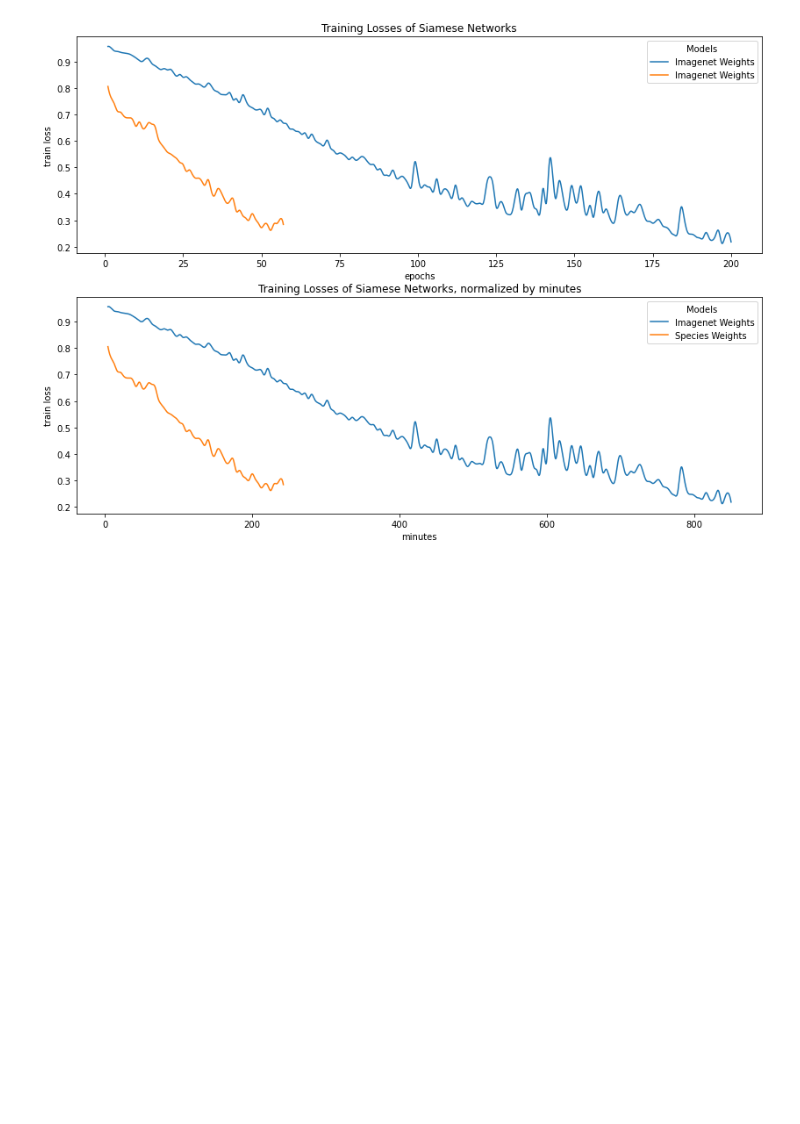
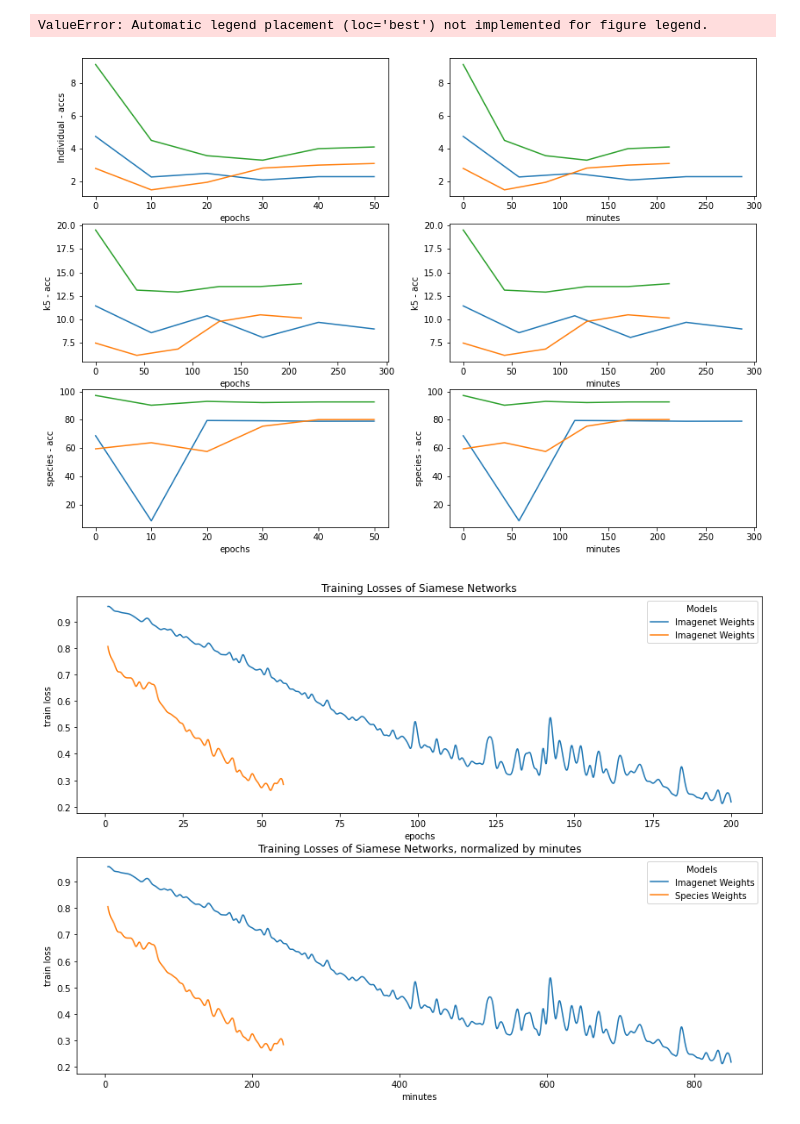
Before and after one commit to louiskhub/happywhale, a Jupyter notebook: visualizations/siamese_visualization.ipynb, the cells around one changed output. Drawn from its saved outputs; the diff is of its cells as text; code cells hidden in the pictures; blank space fills up the shorter version.

```diff
--- a/visualizations/siamese_visualization.ipynb
+++ b/visualizations/siamese_visualization.ipynb
@@ -17,7 +17,7 @@ import matplotlib.pyplot as plt
 import tensorboard as tb
 from scipy.interpolate import interp1d
 
-experiment_id = "62C2yxkyTeO9TlQIzoacwg"
+experiment_id =  "Kw5MjM86SbawD9jbd6lsPw"
 experiment = tb.data.experimental.ExperimentFromDev(experiment_id)
 df = experiment.get_scalars()
 
@@ -65,6 +65,77 @@ def smooth(y,cut_off_vals):
   x = np.linspace(x.min(), x.max(), 10*len(x))
   y =cubic_interploation_model(x)
   return x,y
+# %%
+#@title Accuracies Losses of Siamese Networks
+
+fig, ax = plt.subplots(3,2,figsize=(14, 10))
+cut_off_vals = 200
+
+
+inception_time = (60+25)/20
+resnetv2_time = (60+55)/20
+
+
+control = {0:(4.74,11.444,68.72),10:(2.28,8.60,8.6),20:(2.5,10.4,79.5),30:(2.1,8.1,79.3),40:(2.3,9.7,78.95),50:(2.3,9,79)}
+imagenet = {0:(2.8,7.5,59.48),10:(1.5,6.2,63.8),20:(1.96,6.87,57.58),30:(2.82,9.79,75.48),40:(3,10.5,80.1),50:(3.1,10.16,80.17)}
+species = {0:(9.1,19.5,97.2),10:(4.5,13.12,90.3),20:(3.57,12.91,93),30:(3.3,13.5,92.17),40:(4,13.5,92.6),50:(4.1,13.8,92.62)}
+
+def acc_epochs(ax,j,time=0):
+    for model in df["run"].unique():
+      x = np.arange(0,51,10).astype(float)
+      if "contr" in model:
+        label = "Control Model"
+        dic = control
+        y = [dic[i][j] for i in x]
+        factor=resnetv2_time
+      elif "image" in model:
+        label = 'Imagenet Weights'
+        dic = imagenet
+        y = [dic[i][j] for i in x]
+        factor=inception_time
+      else:
+        'Species Weights'
+        dic = species
+        y = [dic[i][j] for i in x]
+        factor=inception_time
+
+      if time:
+        x*=factor
+      ax.plot(x,y,label = label)
+
+acc_epochs(ax[0,0],0,0)
+ax[0,0].set_xlabel("epochs")
+ax[0,0].set_ylabel("Individual - accs")
+
+
+acc_epochs(ax[0,1],0,1)
+ax[0,1].set_xlabel("minutes")
+ax[0,0].set_ylabel("Individual - accs")
+
+
+acc_epochs(ax[1,0],1,1)
+ax[1,0].set_xlabel("epochs")
+ax[1,0].set_ylabel("k5 - acc")
+
+acc_epochs(ax[1,1],1,1)
+ax[1,1].set_xlabel("minutes")
+ax[1,1].set_ylabel("k5 - acc")
+
+
+
+acc_epochs(ax[2,0],2)
+ax[2,0].set_xlabel("epochs")
+ax[2,0].set_ylabel("species - acc")
+
+acc_epochs(ax[2,1],2,1)
+ax[2,1].set_xlabel("minutes")
+ax[2,1].set_ylabel("species - acc")
+handles, labels = ax[2,1].get_legend_handles_labels()
+fig.legend(handles, labels, loc='best')
+plt.show()
+# %% [output]
+ValueError: Automatic legend placement (loc='best') not implemented for figure legend.
+[figure, added]
 # %%
 #@title Training Losses of Siamese Networks
 fig, ax = plt.subplots(2,figsize=(14, 10))
```
Also changed, not shown: parts of 2 cells of this notebook, 2 other files.
